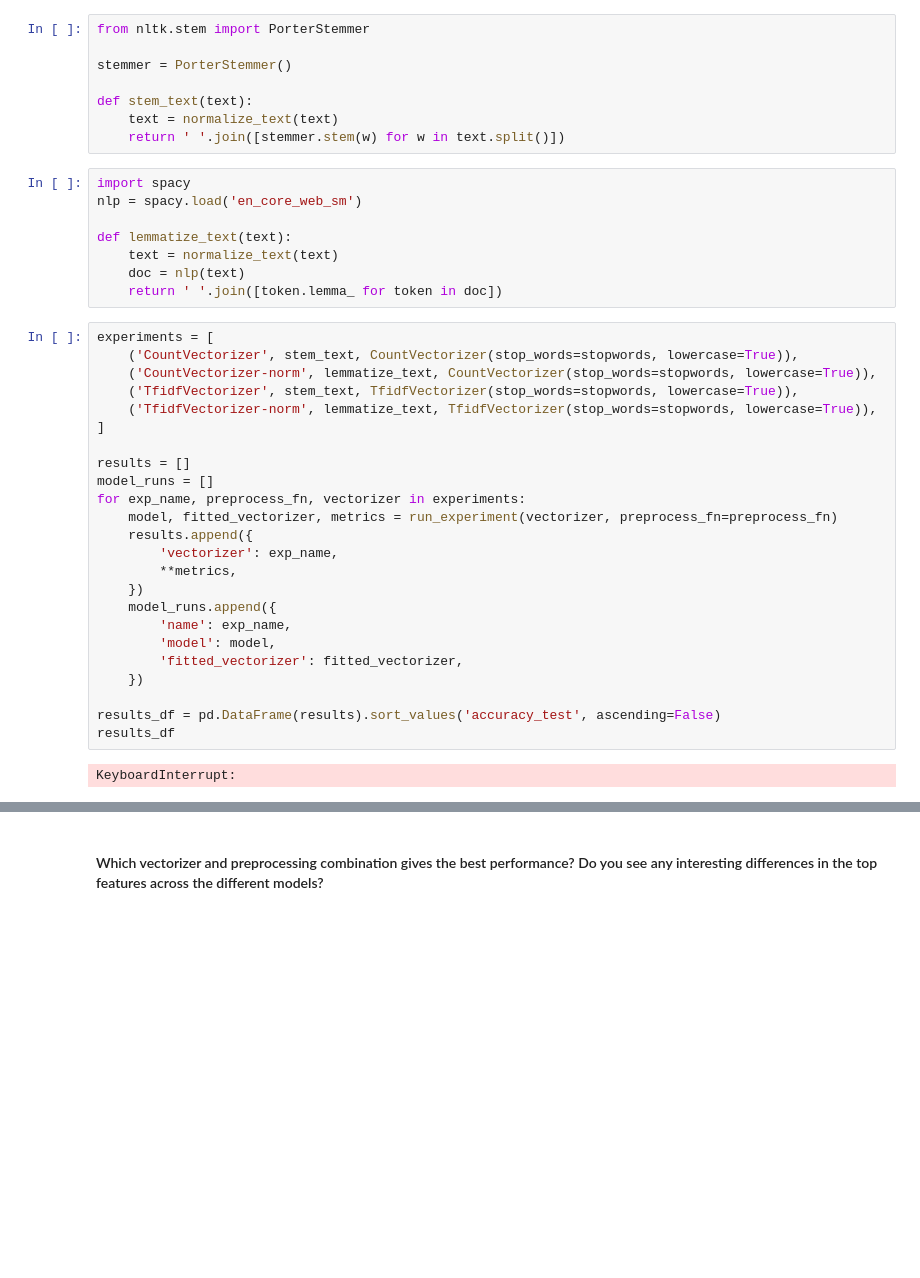
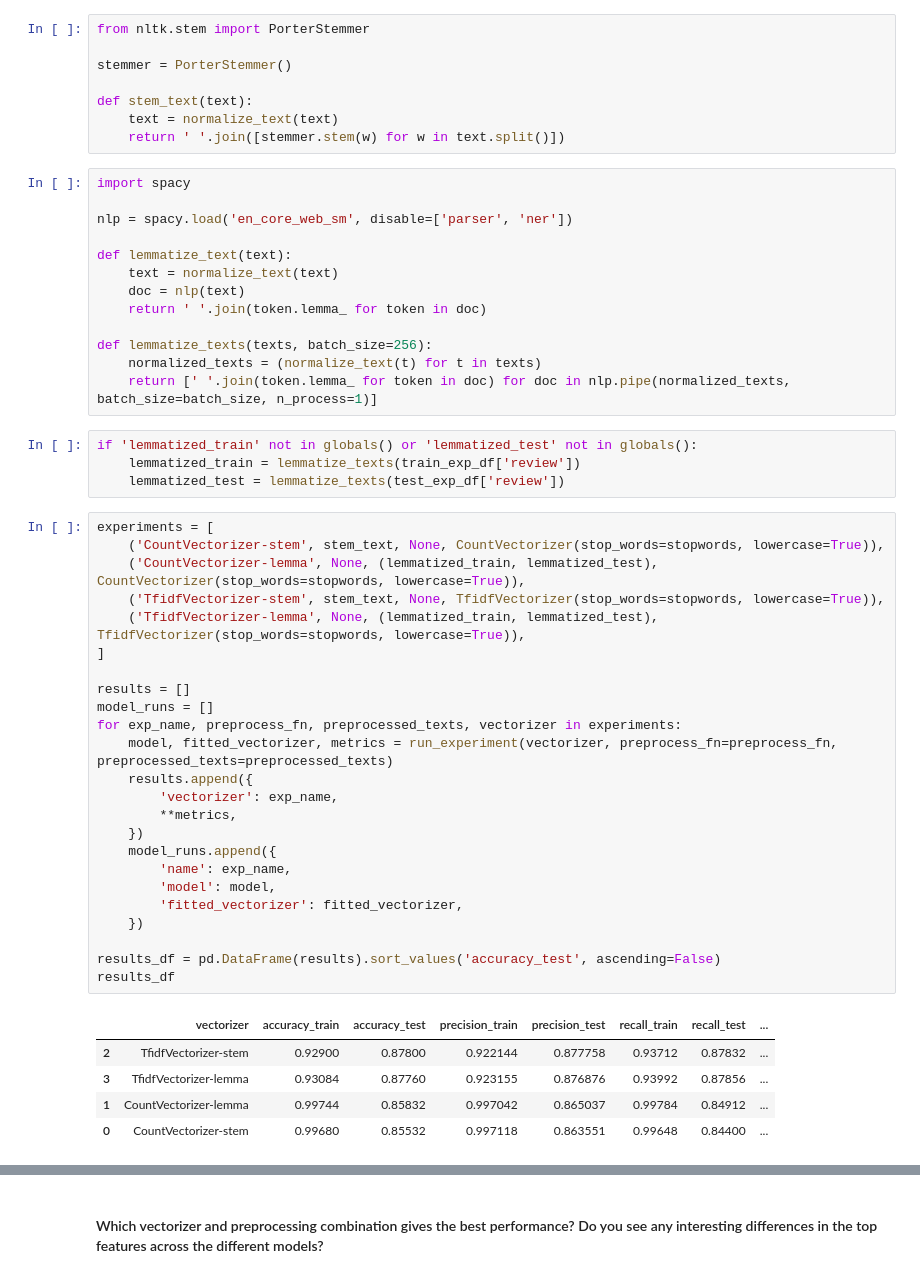
Before and after one commit to Kicho115/computational-intelligence, a Jupyter notebook: exercises/8.nlp.ipynb, the cells around one changed output, grey strips where cells are left out. Cells and saved outputs as stored; diff of their text form; blank space fills up the shorter version.

```diff
--- a/exercises/8.nlp.ipynb
+++ b/exercises/8.nlp.ipynb
@@ -418,35 +420,48 @@ def stem_text(text):
     return ' '.join([stemmer.stem(w) for w in text.split()])
 # %%
 import spacy
-nlp = spacy.load('en_core_web_sm')
+
+nlp = spacy.load('en_core_web_sm', disable=['parser', 'ner'])
 
 def lemmatize_text(text):
     text = normalize_text(text)
     doc = nlp(text)
-    return ' '.join([token.lemma_ for token in doc])
+    return ' '.join(token.lemma_ for token in doc)
+
+def lemmatize_texts(texts, batch_size=256):
+    normalized_texts = (normalize_text(t) for t in texts)
+    return [' '.join(token.lemma_ for token in doc) for doc in nlp.pipe(normalized_texts, batch_size=batch_size, n_process=1)]
+# %%
+if 'lemmatized_train' not in globals() or 'lemmatized_test' not in globals():
+    lemmatized_train = lemmatize_texts(train_exp_df['review'])
+    lemmatized_test = lemmatize_texts(test_exp_df['review'])
 # %%
 experiments = [
-    ('CountVectorizer', stem_text, CountVectorizer(stop_words=stopwords, lowercase=True)),
-    ('CountVectorizer-norm', lemmatize_text, CountVectorizer(stop_words=stopwords, lowercase=True)),
-    ('TfidfVectorizer', stem_text, TfidfVectorizer(stop_words=stopwords, lowercase=True)),
-    ('TfidfVectorizer-norm', lemmatize_text, TfidfVectorizer(stop_words=stopwords, lowercase=True)),
+    ('CountVectorizer-stem', stem_text, None, CountVectorizer(stop_words=stopwords, lowercase=True)),
+    ('CountVectorizer-lemma', None, (lemmatized_train, lemmatized_test), CountVectorizer(stop_words=stopwords, lowercase=True)),
+    ('TfidfVectorizer-stem', stem_text, None, TfidfVectorizer(stop_words=stopwords, lowercase=True)),
+    ('TfidfVectorizer-lemma', None, (lemmatized_train, lemmatized_test), TfidfVectorizer(stop_words=stopwords, lowercase=True)),
 ]
 
 results = []
 model_runs = []
-for exp_name, preprocess_fn, vectorizer in experiments:
-    model, fitted_vectorizer, metrics = run_experiment(vectorizer, preprocess_fn=preprocess_fn)
+for exp_name, preprocess_fn, preprocessed_texts, vectorizer in experiments:
+    model, fitted_vectorizer, metrics = run_experiment(vectorizer, preprocess_fn=preprocess_fn, preprocessed_texts=preprocessed_texts)
     results.append({
         'vectorizer': exp_name,
         **metrics,
     })
     model_runs.append({
         'name': exp_name,
         'model': model,
         'fitted_vectorizer': fitted_vectorizer,
     })
 
 results_df = pd.DataFrame(results).sort_values('accuracy_test', ascending=False)
 results_df
 # %% [output]
-KeyboardInterrupt:
+|  | vectorizer | accuracy_train | accuracy_test | precision_train | precision_test | recall_train | recall_test | ... |
+| 2 | TfidfVectorizer-stem | 0.92900 | 0.87800 | 0.922144 | 0.877758 | 0.93712 | 0.87832 | ... |
+| 3 | TfidfVectorizer-lemma | 0.93084 | 0.87760 | 0.923155 | 0.876876 | 0.93992 | 0.87856 | ... |
+| 1 | CountVectorizer-lemma | 0.99744 | 0.85832 | 0.997042 | 0.865037 | 0.99784 | 0.84912 | ... |
+| 0 | CountVectorizer-stem | 0.99680 | 0.85532 | 0.997118 | 0.863551 | 0.99648 | 0.84400 | ... |
```
Also changed, not shown: parts of 3 cells of this notebook.
